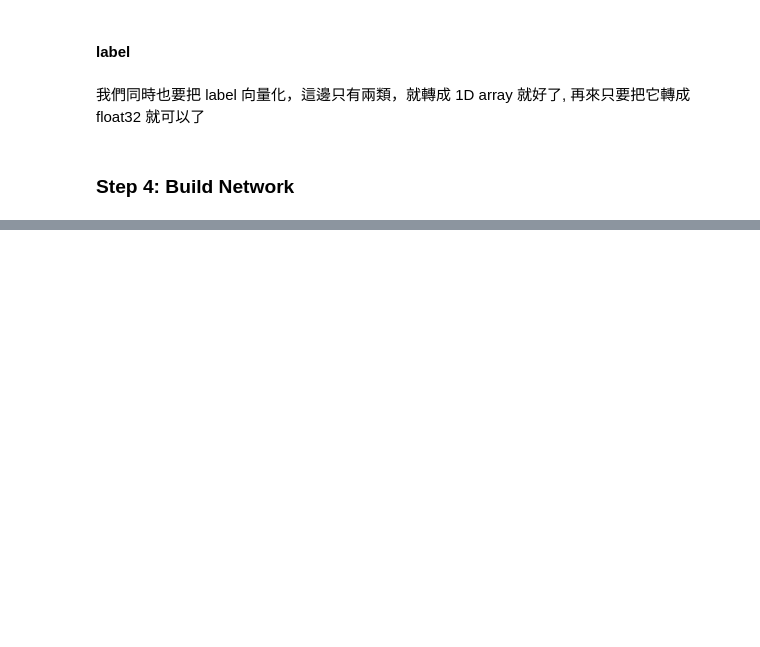
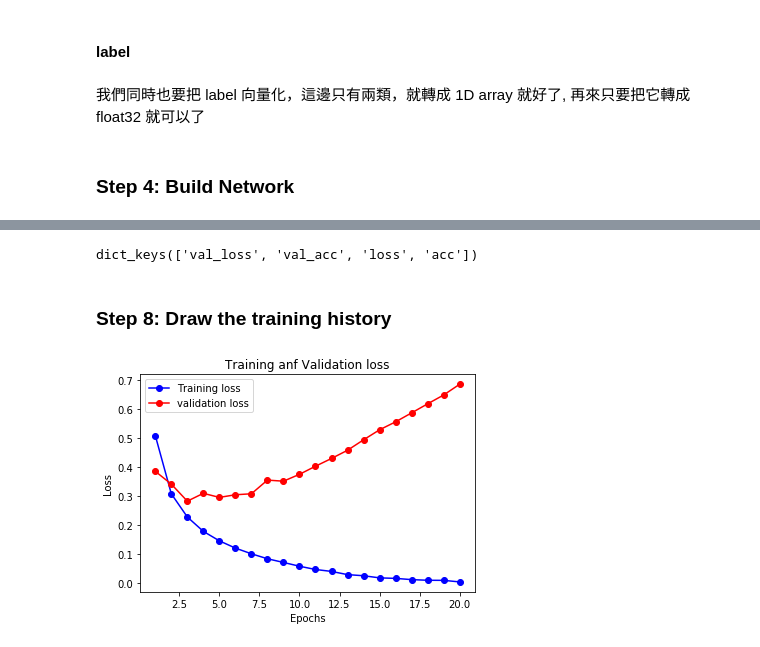
Before and after one commit to ChengYiLin/Deep_Learning_using_keras, a Jupyter notebook: 02_Binary_classification.ipynb, the cells around one changed output, grey strips where cells are left out. Saved outputs shown, nothing was run; the diff lists cells and outputs as text; code cells hidden in the pictures; blank space fills up the shorter version.

Commit message:
Binary classification finished

```diff
--- a/02_Binary_classification.ipynb
+++ b/02_Binary_classification.ipynb
@@ -93,0 +119,4 @@ y_label = np.asarray(test_labels).astype('float32')
+# %%
+model.compile(optimizer='rmsprop',
+                loss='binary_crossentropy',
+                metrics=['accuracy'])
@@ -93,0 +133,6 @@ y_label = np.asarray(test_labels).astype('float32')
+# %%
+x_val = x_train[:10000]
+y_val = y_train[:10000]
+
+partial_x_train = x_train[10000:]
+partial_y_train = y_train[10000:]
@@ -93,0 +141,2 @@ y_label = np.asarray(test_labels).astype('float32')
+# %%
+history = model.fit(partial_x_train, partial_y_train, epochs=20, batch_size=512, validation_data=(x_val,y_val))
@@ -93,0 +161,26 @@ y_label = np.asarray(test_labels).astype('float32')
+# %%
+history_dict = history.history
+history_dict.keys()
+# %% [output]
+dict_keys(['val_loss', 'val_acc', 'loss', 'acc'])
+# %% [markdown]
+### <font color='dark'>**Step 8: Draw the training history**</font>
+# %%
+import matplotlib.pyplot as plt
+%matplotlib inline
+
+loss_values = history_dict['loss']
+val_loss_values = history_dict['val_loss']
+
+epochs = range(1, len(loss_values)+1)
+
+plt.plot(epochs, loss_values, 'bo-', label='Training loss')
+plt.plot(epochs, val_loss_values, 'ro-', label='validation loss')
+plt.title('Training anf Validation loss')
+plt.xlabel('Epochs')
+plt.ylabel('Loss')
+plt.legend()
+
+plt.show()
+# %% [output]
+[figure, added]
```
Also changed, not shown: parts of 17 cells of this notebook.
